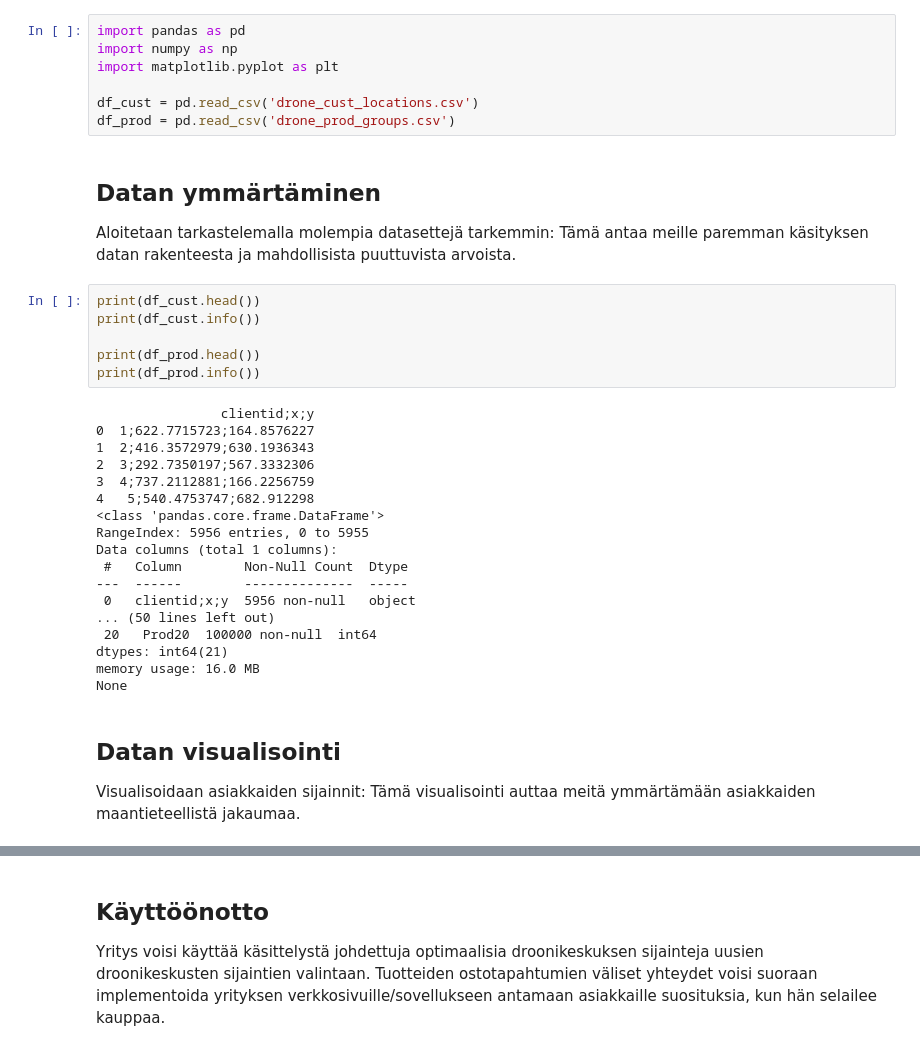
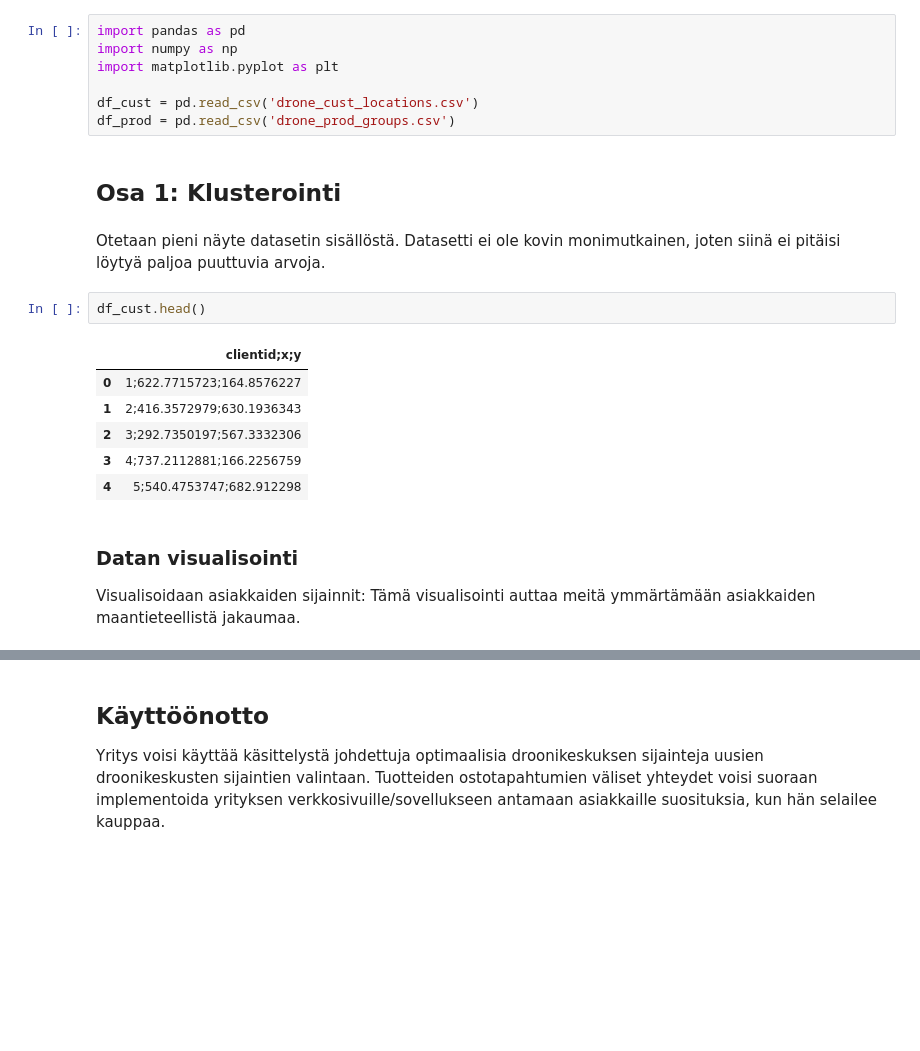
Before and after one commit to kassu11/machine-learning-AMK, a Jupyter notebook: Clustering_and_association_rule_mining/Clustering_and_association.ipynb, the cells around one changed output, grey strips where cells are left out. Drawn from its saved outputs; the diff is of its cells as text; blank space fills up the shorter version.

```diff
--- a/Clustering_and_association_rule_mining/Clustering_and_association.ipynb
+++ b/Clustering_and_association_rule_mining/Clustering_and_association.ipynb
@@ -20,36 +20,21 @@ import matplotlib.pyplot as plt
 
 df_cust = pd.read_csv('drone_cust_locations.csv')
 df_prod = pd.read_csv('drone_prod_groups.csv')
+# %% [markdown]
+## Osa 1: Klusterointi
 # %% [markdown]
-## Datan ymmärtäminen
-Aloitetaan tarkastelemalla molempia datasettejä tarkemmin:
-Tämä antaa meille paremman käsityksen datan rakenteesta ja mahdollisista puuttuvista arvoista.
+Otetaan pieni näyte datasetin sisällöstä. Datasetti ei ole kovin monimutkainen, joten siinä ei pitäisi löytyä paljoa puuttuvia arvoja.
 # %%
-print(df_cust.head())
-print(df_cust.info())
-
-print(df_prod.head())
-print(df_prod.info())
+df_cust.head()
 # %% [output]
-                clientid;x;y
-0  1;622.7715723;164.8576227
-1  2;416.3572979;630.1936343
-2  3;292.7350197;567.3332306
-3  4;737.2112881;166.2256759
-4   5;540.4753747;682.912298
-<class 'pandas.core.frame.DataFrame'>
-RangeIndex: 5956 entries, 0 to 5955
-Data columns (total 1 columns):
- #   Column        Non-Null Count  Dtype
----  ------        --------------  -----
- 0   clientid;x;y  5956 non-null   object
-... (50 lines left out)
- 20   Prod20  100000 non-null  int64
-dtypes: int64(21)
-memory usage: 16.0 MB
-None
+|  | clientid;x;y |
+| 0 | 1;622.7715723;164.8576227 |
+| 1 | 2;416.3572979;630.1936343 |
+| 2 | 3;292.7350197;567.3332306 |
+| 3 | 4;737.2112881;166.2256759 |
+| 4 | 5;540.4753747;682.912298 |
 # %% [markdown]
-## Datan visualisointi
+### Datan visualisointi
 Visualisoidaan asiakkaiden sijainnit:
 Tämä visualisointi auttaa meitä ymmärtämään asiakkaiden maantieteellistä jakaumaa.
 # %%
```
Also changed, not shown: parts of 10 cells of this notebook.
